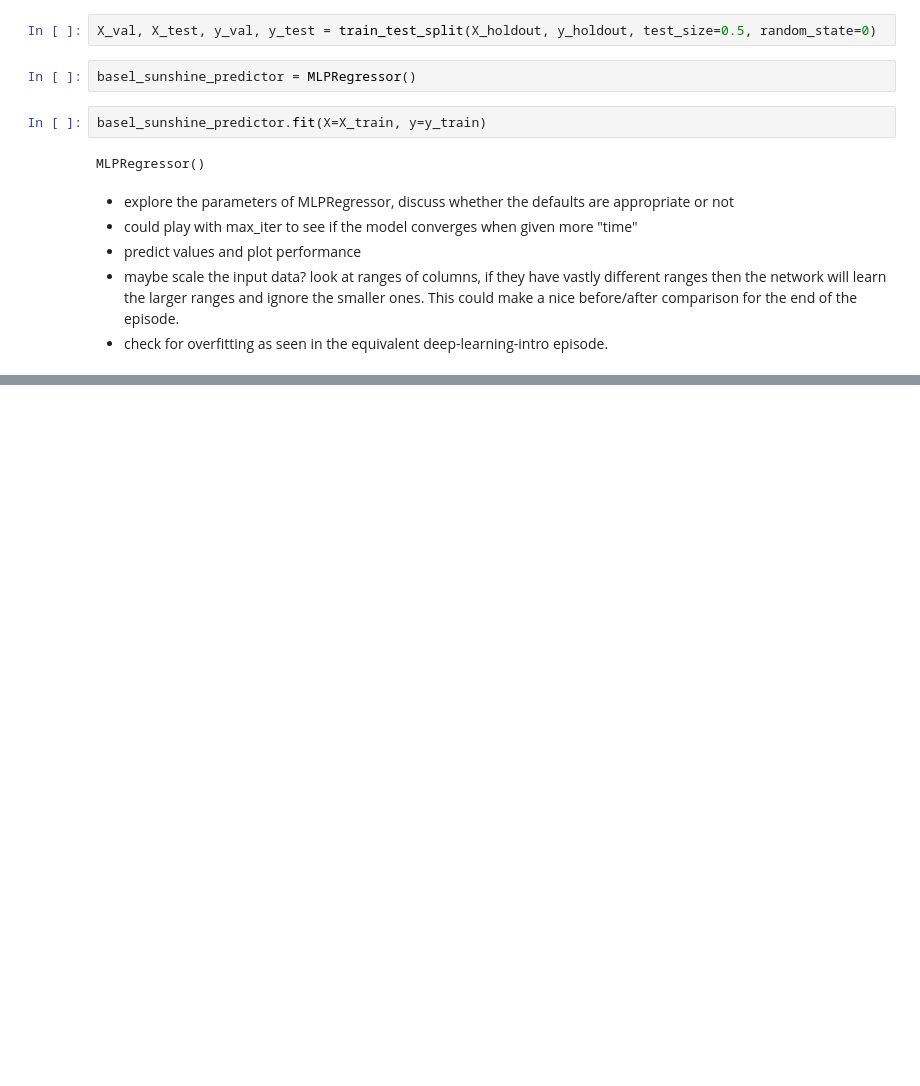
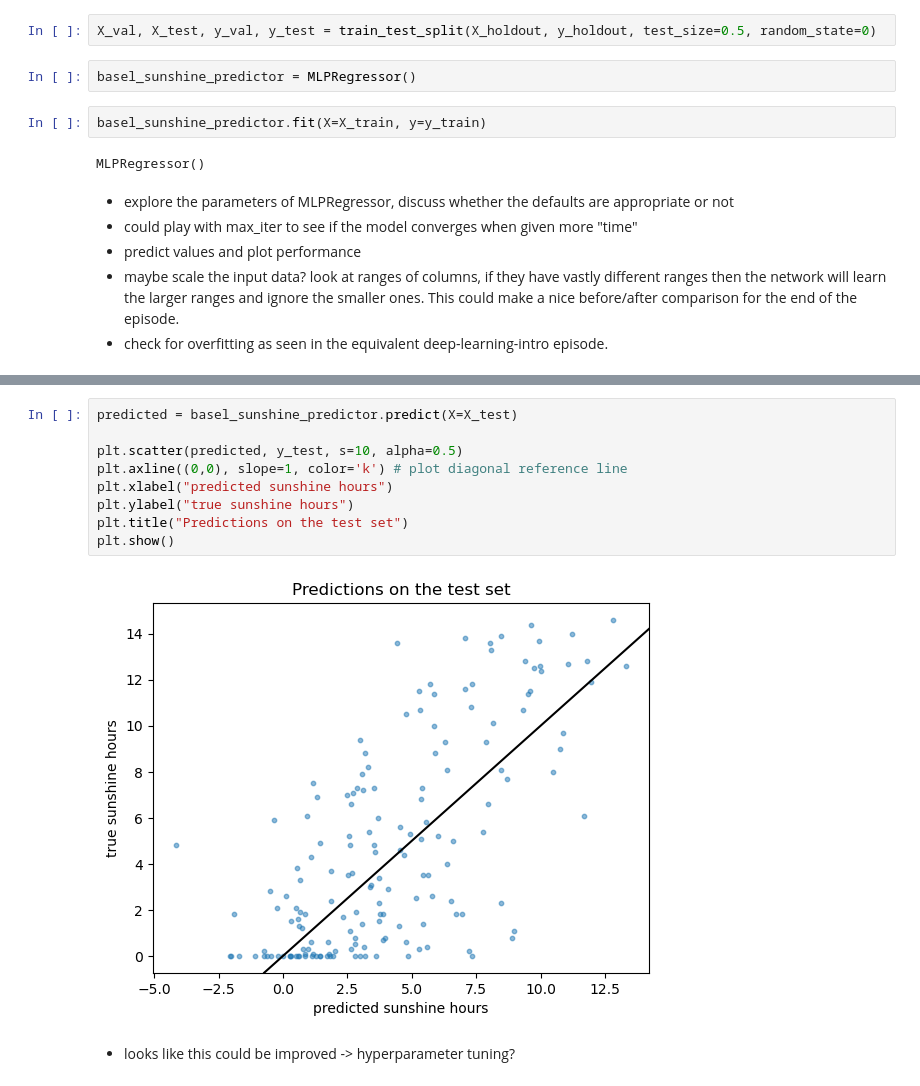
Before and after one commit to carpentries-incubator/ml-concepts, a Jupyter notebook: episodes/files/weather_NN_regression.ipynb, the cells around one changed output, grey strips where cells are left out. Cells and saved outputs as stored; diff of their text form; blank space fills up the shorter version.

```diff
--- a/episodes/files/weather_NN_regression.ipynb
+++ b/episodes/files/weather_NN_regression.ipynb
@@ -55,0 +85,13 @@ MLPRegressor()
+# %%
+predicted = basel_sunshine_predictor.predict(X=X_test)
+
+plt.scatter(predicted, y_test, s=10, alpha=0.5)
+plt.axline((0,0), slope=1, color='k') # plot diagonal reference line
+plt.xlabel("predicted sunshine hours")
+plt.ylabel("true sunshine hours")
+plt.title("Predictions on the test set")
+plt.show()
+# %% [output]
+[figure, added]
+# %% [markdown]
+* looks like this could be improved -> hyperparameter tuning?
```
Also changed, not shown: parts of 3 cells of this notebook.
